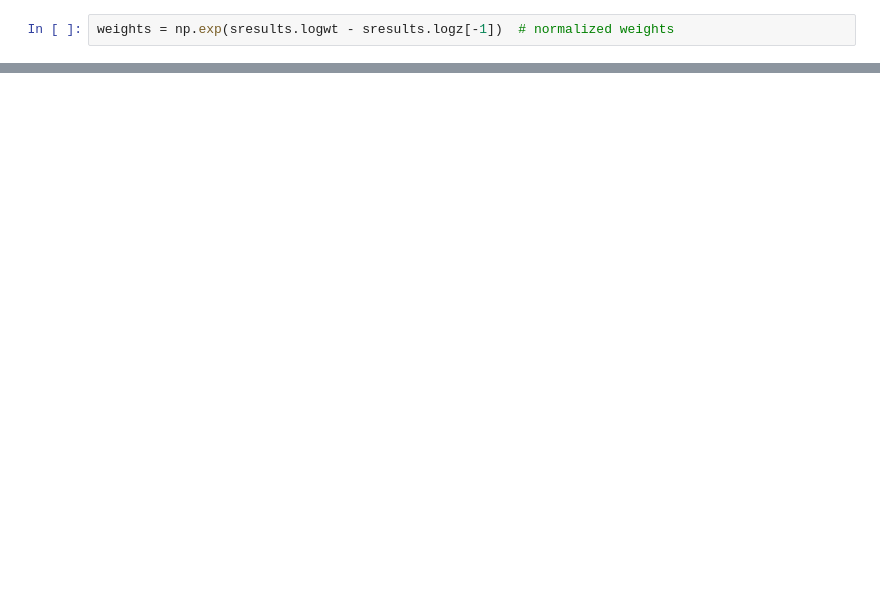
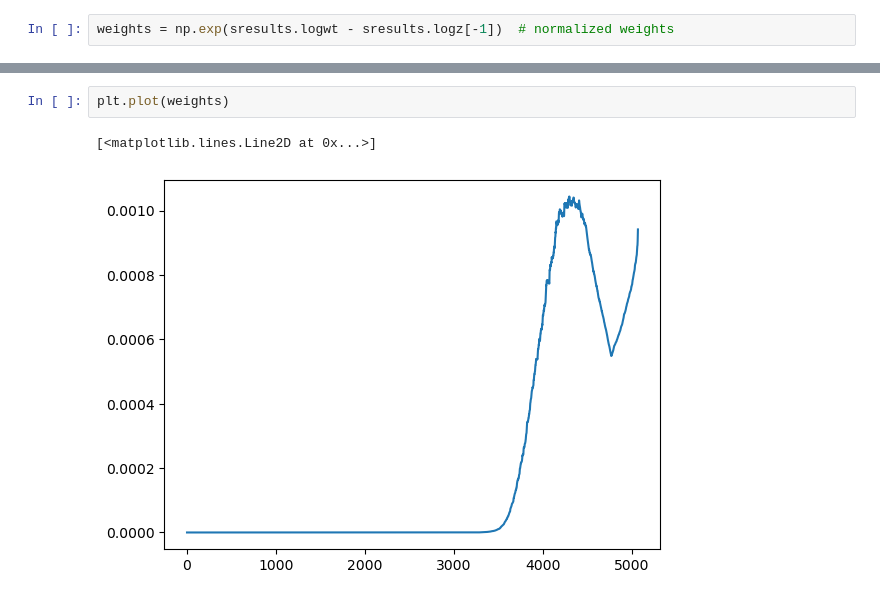
Before and after one commit to Diego-Albano/astrostatistics_bicocca_2025, a Jupyter notebook: working/W12.ipynb, the cells around one changed output, grey strips where cells are left out. Drawn from its saved outputs; the diff is of its cells as text; blank space fills up the shorter version.

```diff
--- a/working/W12.ipynb
+++ b/working/W12.ipynb
@@ -176,3 +176,8 @@ print(weights)
+# %%
+plt.plot(weights)
+# %% [output]
+[<matplotlib.lines.Line2D at 0x...>]
+[figure, added]
 # %%
 plt.hist(weights)
 # %% [output]
```
Also changed, not shown: parts of 17 cells of this notebook.
